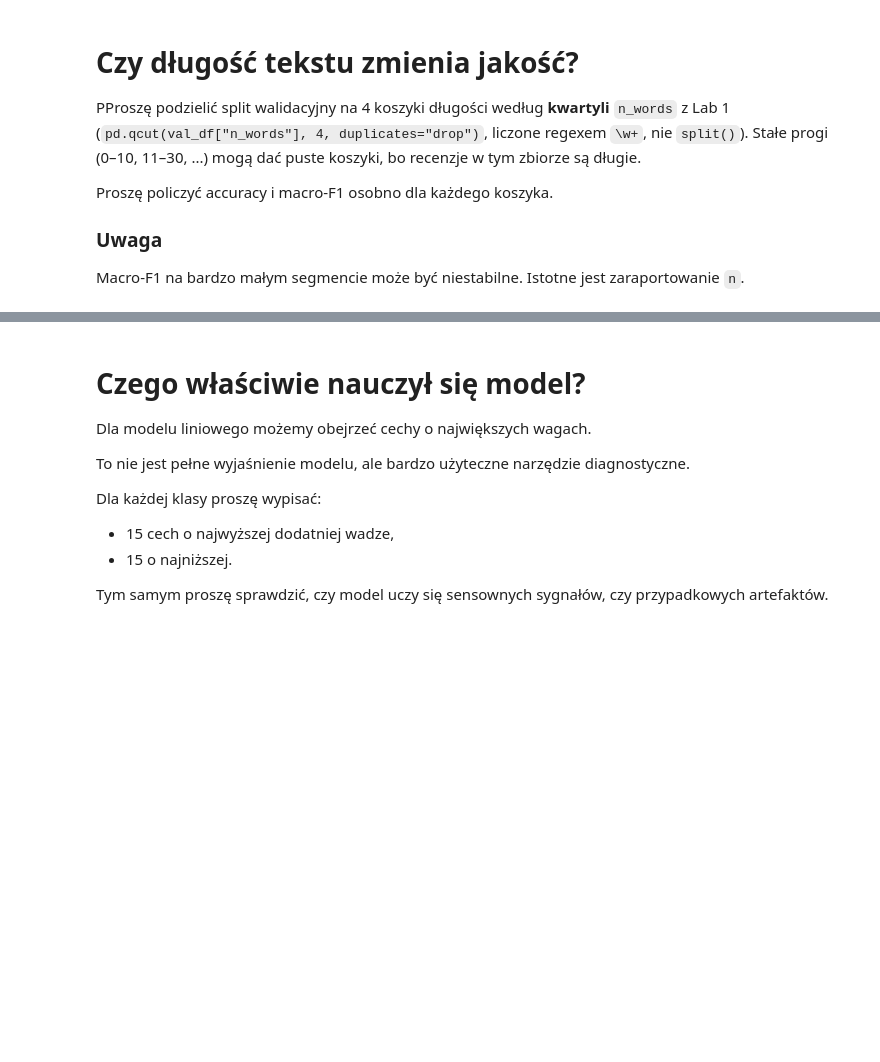
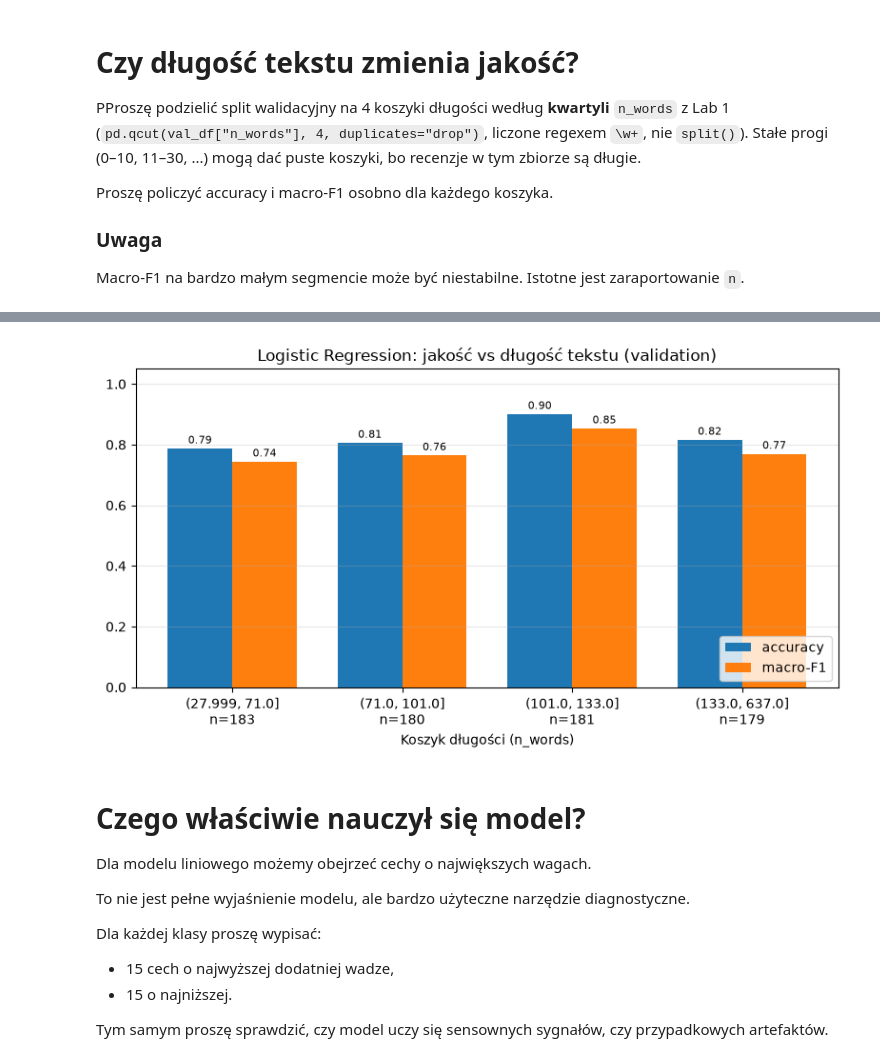
Before and after one commit to LukaszKluza/NaturaLanguageProcessing, a Jupyter notebook: Lab_2/002_Baseline.ipynb, the cells around one changed output, grey strips where cells are left out. Drawn from its saved outputs; the diff is of its cells as text; code cells hidden in the pictures; blank space fills up the shorter version.

```diff
--- a/Lab_2/002_Baseline.ipynb
+++ b/Lab_2/002_Baseline.ipynb
@@ -829,6 +872,7 @@ valid_df.head()
 # %%
 # TODO: przypisanie koszyków i tabela: koszyk | n | accuracy | macro-F1
 valid_df['basket'] = pd.qcut(valid_df['n_words'], 4, duplicates='drop')
+valid_df['pred'] = pipeline_lr.predict(valid_df['text'])
 baskets = valid_df['basket'].unique()
 print(f'Baskets: {baskets}')
 valid_df.head()
@@ -835,17 +888,15 @@ valid_df.head()
 # %%
 # TODO: wykres accuracy i macro-F1 vs koszyk (z podaniem n przy każdym słupku)
 
-basket_analisis = []
+basket_analysis = []
 
-for basket in baskets:
-    df = valid_df.iloc[valid_df['basket'] == basket]
-    y_pred = pipeline_lr.predict(df['text'])
-    basket_analisis.append({
-        'basket': basket,
-        'accuracy': accuracy_score(df['target'], y_pred),
-        'macro-f1': macro_f1_score(df['target'], y_pred),
-        'n': df.shape[0]
+for basket, group in valid_df.groupby('basket', observed=True):
+    basket_analysis.append({
+        'basket': str(basket),
+        'n': len(group),
+        'accuracy': accuracy_score(group['target'], group['pred']),
+        'macro-F1': macro_f1_score(group['target'], group['pred']),
     })
 
-basket_analisis = pd.DataFrame(basket_analisis)
-display(basket_analisis)
+basket_analysis = pd.DataFrame(basket_analysis)
+display(basket_analysis)
@@ -852,3 +909,23 @@ display(basket_analisis)
+# %%
+x = np.arange(len(basket_analysis))
+width = 0.38
+
+fig, ax = plt.subplots(figsize=(8, 4.5))
+bars_acc = ax.bar(x - width / 2, basket_analysis['accuracy'], width, label='accuracy')
+bars_f1 = ax.bar(x + width / 2, basket_analysis['macro-F1'], width, label='macro-F1')
+ax.bar_label(bars_acc, fmt='%.2f', padding=2, fontsize=8)
+ax.bar_label(bars_f1, fmt='%.2f', padding=2, fontsize=8)
+
+ax.set_xticks(x, [f'{b}\nn={n}' for b, n in zip(basket_analysis['basket'], basket_analysis['n'])])
+ax.set_xlabel('Koszyk długości (n_words)')
+ax.set_ylim(0, 1.05)
+ax.set_title('Logistic Regression: jakość vs długość tekstu (validation)')
+ax.grid(axis='y', alpha=0.3)
+ax.legend(loc='lower right')
+plt.tight_layout()
+plt.show()
+# %% [output]
+[figure, added]
 # %% [markdown]
 
 # Czego właściwie nauczył się model?
```
Also changed, not shown: parts of 42 cells of this notebook, 14 other files.
